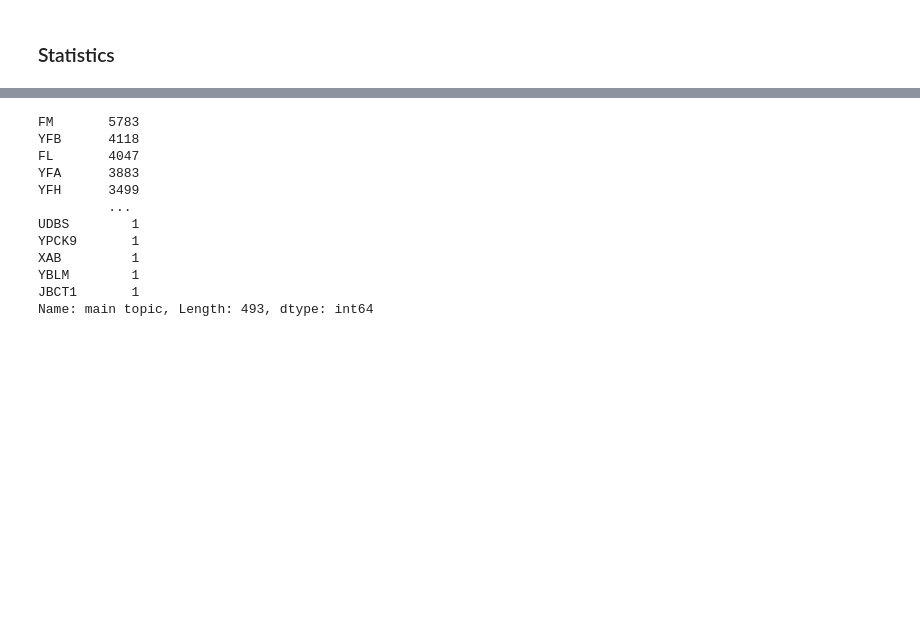
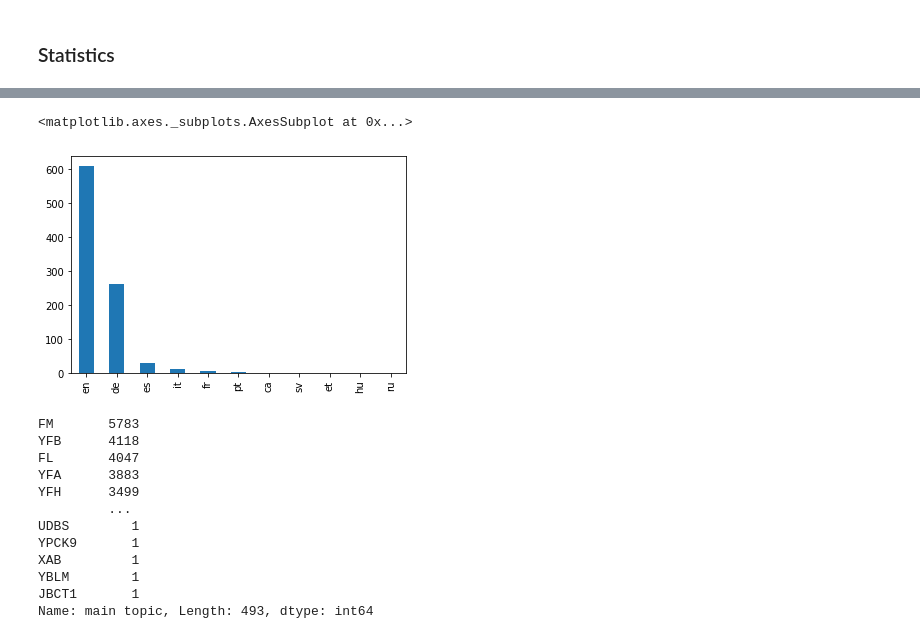
Before and after one commit to Janek7/ds-data-mining-cup, a Jupyter notebook: content_based_descriptions.ipynb, the cells around one changed output, grey strips where cells are left out. Cells and saved outputs as stored; diff of their text form; code cells hidden in the pictures; blank space fills up the shorter version.

```diff
--- a/content_based_descriptions.ipynb
+++ b/content_based_descriptions.ipynb
@@ -71,3 +77,4 @@ Mounted at /content/drive
 # %%
 items = pd.read_csv(items_path, sep='|')
 google_data = pd.read_csv(google_crawl_path, sep='\t')
+evaluation_items = pd.read_csv(evaluation_path)
@@ -163,0 +134,3 @@ def get_index_from_itemid(dataframe, item_id):
+# %%
+evaluation_items_enriched = evaluation_items.merge(items).merge(google_data, on='itemID', suffixes=['_i', '_g'])
+evaluation_items_enriched.info()
@@ -183,3 +179,8 @@ items_enriched['language'].value_counts().plot(kind='bar')
+# %%
+evaluation_items_enriched['language'].value_counts().plot(kind='bar')
+# %% [output]
+<matplotlib.axes._subplots.AxesSubplot at 0x...>
+[figure, added]
 # %%
 print(items_enriched['main topic'].value_counts())
 items_enriched['main topic'].value_counts().plot(kind='bar')
```
Also changed, not shown: parts of 34 cells of this notebook.
